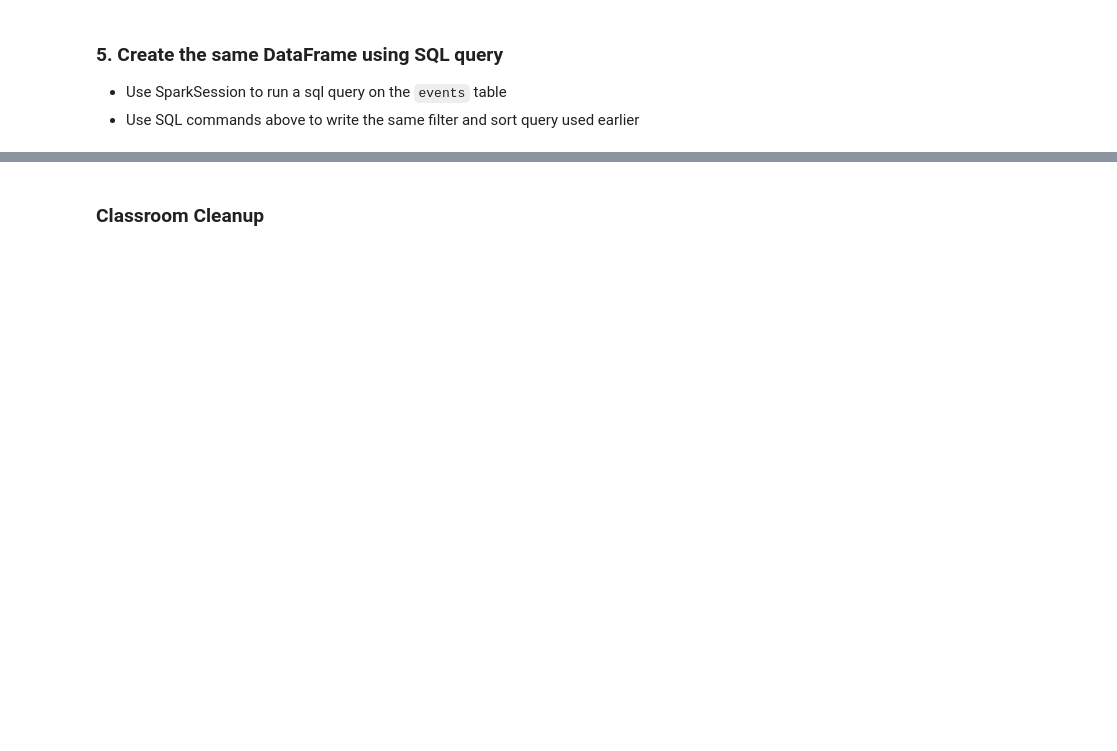
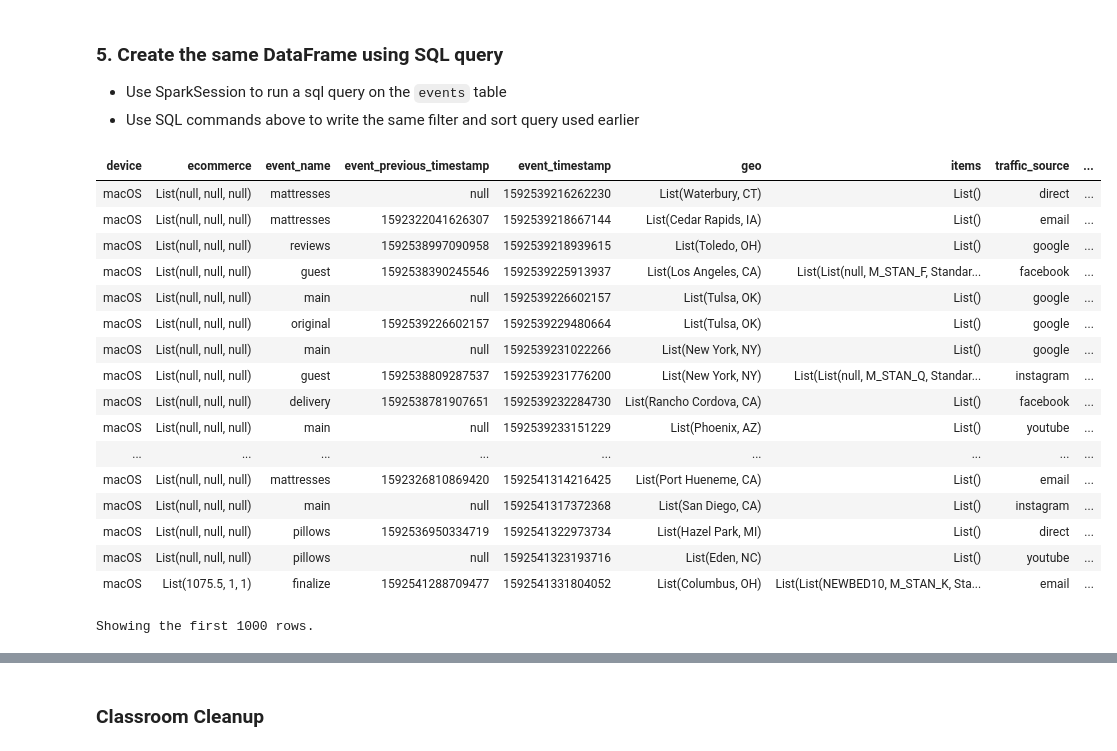
Before and after one commit to alcherniaev/Databricks_data_engineering, a Jupyter notebook: 1.3 Spark SQL.ipynb, the cells around one changed output, grey strips where cells are left out. Cells and saved outputs as stored; diff of their text form; code cells hidden in the pictures; blank space fills up the shorter version.

```diff
--- a/1.3 Spark SQL.ipynb
+++ b/1.3 Spark SQL.ipynb
@@ -134,3 +194,31 @@ display(macSQLDF)
+# %%
+macSQLDF = spark.sql("""
+SELECT *
+FROM events
+WHERE device = 'macOS'
+ORDER By event_timestamp
+""")
+
+display(macSQLDF)
+# %% [output]
+| device | ecommerce | event_name | event_previous_timestamp | event_timestamp | geo | items | traffic_source | ... |
+| macOS | List(null, null, null) | mattresses | null | 1592539216262230 | List(Waterbury, CT) | List() | direct | ... |
+| macOS | List(null, null, null) | mattresses | 1592322041626307 | 1592539218667144 | List(Cedar Rapids, IA) | List() | email | ... |
+| macOS | List(null, null, null) | reviews | 1592538997090958 | 1592539218939615 | List(Toledo, OH) | List() | google | ... |
+| macOS | List(null, null, null) | guest | 1592538390245546 | 1592539225913937 | List(Los Angeles, CA) | List(List(null, M_STAN_F, Standar... | facebook | ... |
+| macOS | List(null, null, null) | main | null | 1592539226602157 | List(Tulsa, OK) | List() | google | ... |
+| macOS | List(null, null, null) | original | 1592539226602157 | 1592539229480664 | List(Tulsa, OK) | List() | google | ... |
+| macOS | List(null, null, null) | main | null | 1592539231022266 | List(New York, NY) | List() | google | ... |
+| macOS | List(null, null, null) | guest | 1592538809287537 | 1592539231776200 | List(New York, NY) | List(List(null, M_STAN_Q, Standar... | instagram | ... |
+| macOS | List(null, null, null) | delivery | 1592538781907651 | 1592539232284730 | List(Rancho Cordova, CA) | List() | facebook | ... |
+| macOS | List(null, null, null) | main | null | 1592539233151229 | List(Phoenix, AZ) | List() | youtube | ... |
+| ... | ... | ... | ... | ... | ... | ... | ... | ... |
+| macOS | List(null, null, null) | mattresses | 1592326810869420 | 1592541314216425 | List(Port Hueneme, CA) | List() | email | ... |
+| macOS | List(null, null, null) | main | null | 1592541317372368 | List(San Diego, CA) | List() | instagram | ... |
+| macOS | List(null, null, null) | pillows | 1592536950334719 | 1592541322973734 | List(Hazel Park, MI) | List() | direct | ... |
+| macOS | List(null, null, null) | pillows | null | 1592541323193716 | List(Eden, NC) | List() | youtube | ... |
+| macOS | List(1075.5, 1, 1) | finalize | 1592541288709477 | 1592541331804052 | List(Columbus, OH) | List(List(NEWBED10, M_STAN_K, Sta... | email | ... |
+Showing the first 1000 rows.
 # %% [markdown]
 -sandbox
 %md ##### <img alt="Best Practice" title="Best Practice" style="vertical-align: text-bottom; position: relative; height:1.75em; top:0.3em" src="https://files.training.databricks.com/static/images/icon-blue-ribbon.svg"/> Check your work
```
Also changed, not shown: parts of 23 cells of this notebook.
